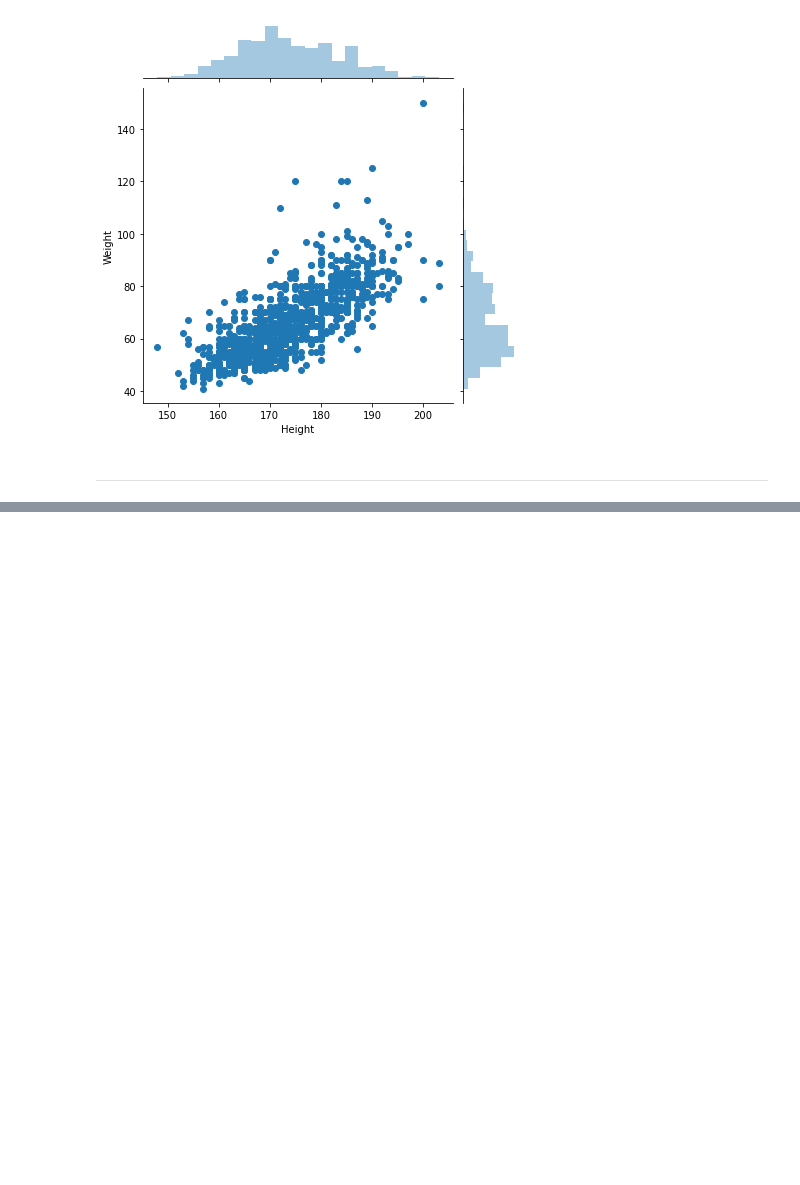
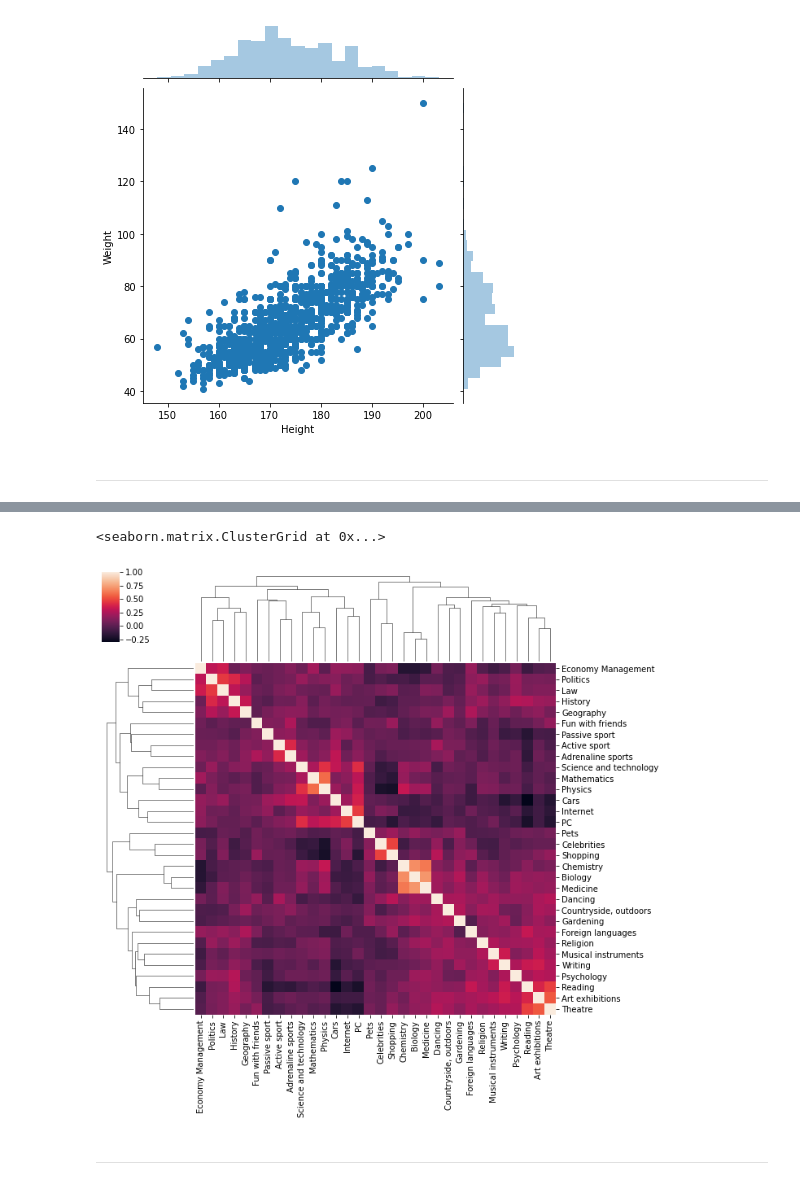
Before and after one commit to kh-min7/Data_Science, a Jupyter notebook: Exploratory Data Analysis.ipynb, the cells around one changed output, grey strips where cells are left out. Drawn from its saved outputs; the diff is of its cells as text; code cells hidden in the pictures; blank space fills up the shorter version.

```diff
--- a/Exploratory Data Analysis.ipynb
+++ b/Exploratory Data Analysis.ipynb
@@ -80,0 +189,3 @@ sns.jointplot(data=basic_info,x='Height', y='Weight')
+# %%
+interests = df.loc[:, 'History' : 'Pets']
+interests
@@ -80,0 +206,3 @@ sns.jointplot(data=basic_info,x='Height', y='Weight')
+# %%
+corr = interests.corr()
+corr
@@ -81 +248,8 @@ sns.jointplot(data=basic_info,x='Height', y='Weight')
+# %%
+sns.clustermap(corr)
+# %% [output]
+<seaborn.matrix.ClusterGrid at 0x...>
+[figure, added]
+# %% [markdown]
+---
 # %%
```
Also changed, not shown: parts of 25 cells of this notebook, 4 other files.
